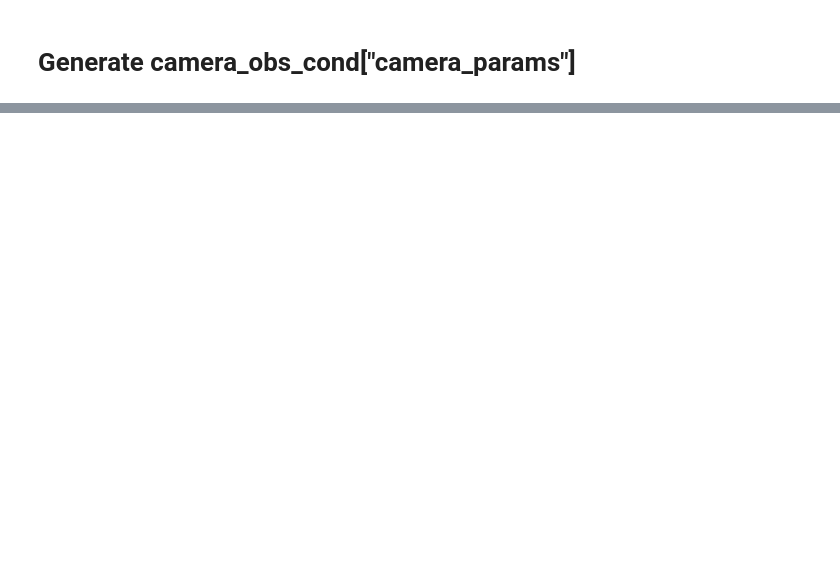
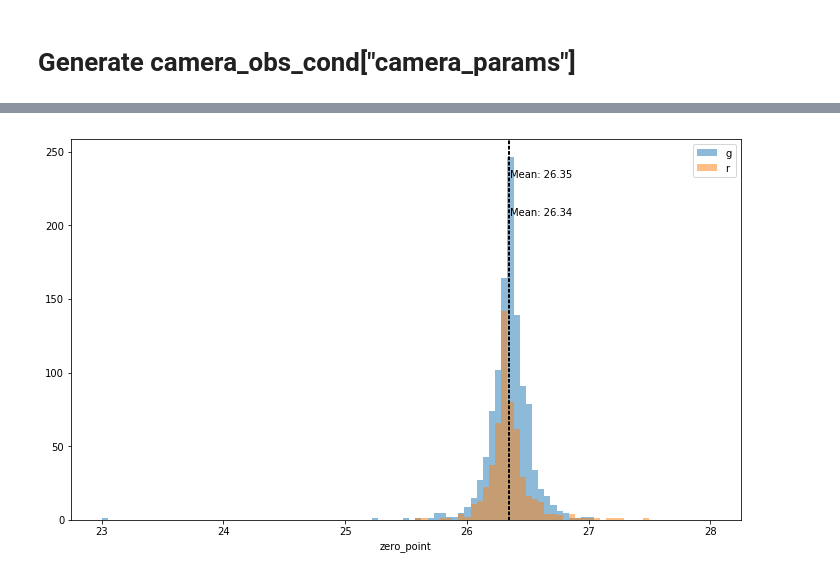
Before and after one commit to ReyesDeJong/ZTFsim, a Jupyter notebook: Generate_file_for_RC_simulator.ipynb, the cells around one changed output, grey strips where cells are left out. Saved outputs shown, nothing was run; the diff lists cells and outputs as text; code cells hidden in the pictures; blank space fills up the shorter version.

Commit message:
bug of zero point of rodrigo were calculated on science and should be Diff

```diff
--- a/Generate_file_for_RC_simulator.ipynb
+++ b/Generate_file_for_RC_simulator.ipynb
@@ -100,17 +108,13 @@ for alert in dataset["query_result"]:
     dict_in_stamp['sky_brightness'] = None #Needs to be calculated from science stamp
     #dict_in_stamp['zero_point'] =  1.0 #We dont have it but a constant is enough
     #stamps
-    stamp = alert['cutoutScience']['stampData']
-    stamp = base64.b64decode(stamp["$binary"].encode())
-    with gzip.open(io.BytesIO(stamp), 'rb') as f:
-        with fits.open(io.BytesIO(f.read())) as hdul:
-            img = hdul[0].data
-    dict_in_stamp['science_stamp'] = img
+    dict_in_stamp['science_stamp'] = get_image_from_stamp(alert['cutoutScience']['stampData'])
+    dict_in_stamp['diff_stamp'] = get_image_from_stamp(alert['cutoutDifference']['stampData'])
 
     #zero point
     aperture_mag = alert["candidate"]["magap"]
     dict_in_stamp["magap"] = aperture_mag
-    zero_point, res, c = get_zero_point(img, aperture_mag)
+    zero_point, res, c = get_zero_point(dict_in_stamp['diff_stamp'], aperture_mag)
     dict_in_stamp['zero_point'] = zero_point#24.5
 
     stamp_id = alert["_id"]
@@ -499,0 +528,32 @@ psfs.shape
+# %%
+KEY_TO_GET = 'zero_point'#'magapbig'#
+data_dict = {"g":{}, "r":{}, "i":{}}
+filters_ls = list(data_dict.keys())
+fields = list(camera_obs_cond["obs_conditions"].keys())
+#generate data_dict to plot
+for field in fields:
+    for alert in camera_obs_cond["obs_conditions"][field]:
+        if KEY_TO_GET in data_dict[alert['filter']].keys():
+            data_dict[alert['filter']][KEY_TO_GET].append(alert[KEY_TO_GET])
+        else:
+            data_dict[alert['filter']][KEY_TO_GET] = [alert[KEY_TO_GET],]
+# %%
+plt.figure(figsize=(12,7))
+for i, channel in enumerate(filters_ls):
+    try:
+        x = np.array(data_dict[channel][KEY_TO_GET])
+        plt.hist(x, label=channel, alpha=0.5, bins = np.linspace(23,28,100))#, density=True)
+        plt.axvline(x.mean(), color='k', linestyle='dashed', linewidth=1)
+        _, max_ = plt.ylim()
+        plt.text(x.mean() + 1e-2,
+         (max_ - i*max_/10- max_/10),#-i*max_,
+         'Mean: {:.2f}'.format(x.mean()))
+    except:
+        pass
+plt.xlabel(KEY_TO_GET)
+#plt.xlim([25,27.5])
+plt.legend()
+plt.show()
+#plot not same as plot_variables.ipynb because of filter by min o 20 obs days, why we have les than 20? if we filter them?
+# %% [output]
+[figure, added]
```
Also changed, not shown: parts of 10 cells of this notebook, 2 other files.
